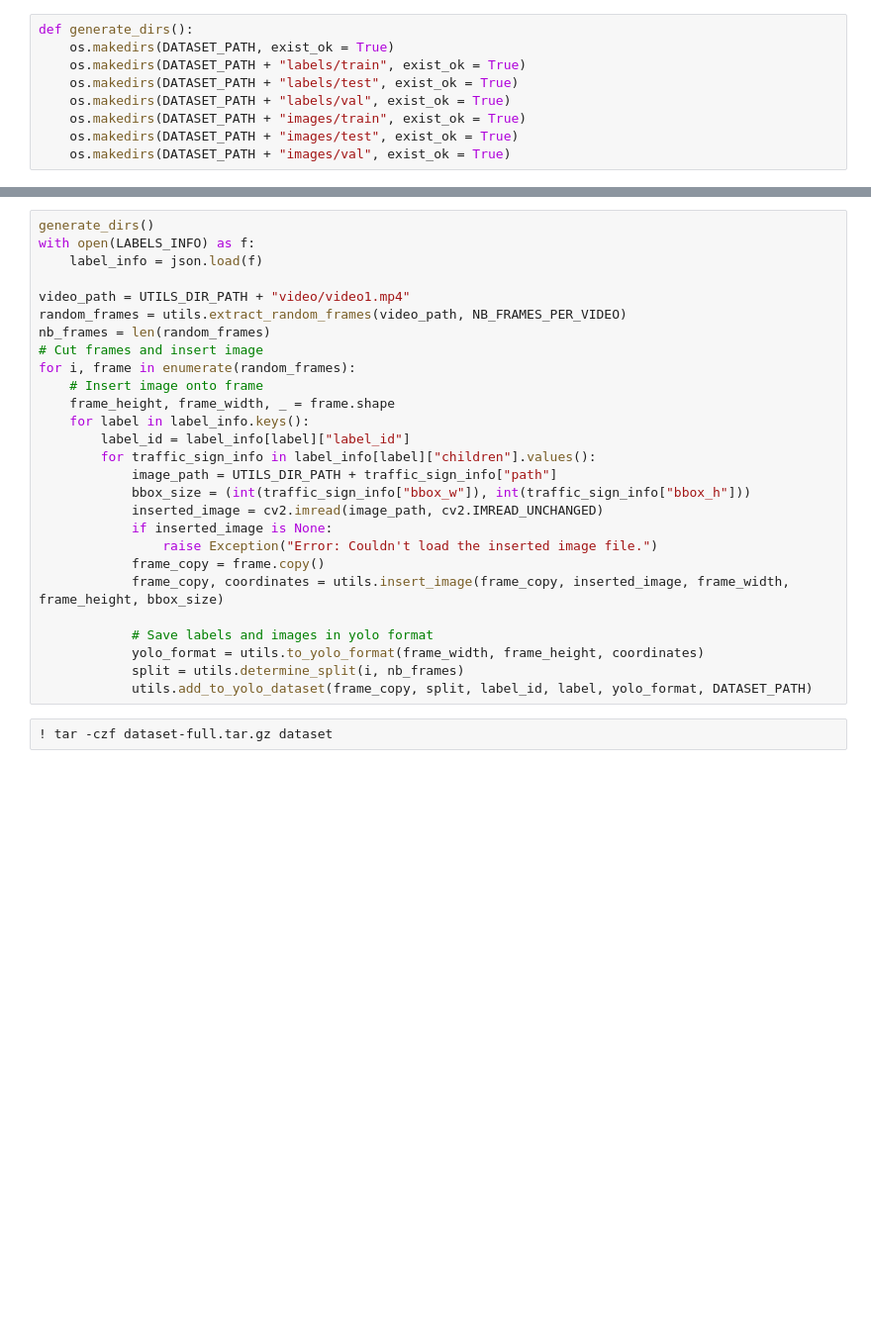
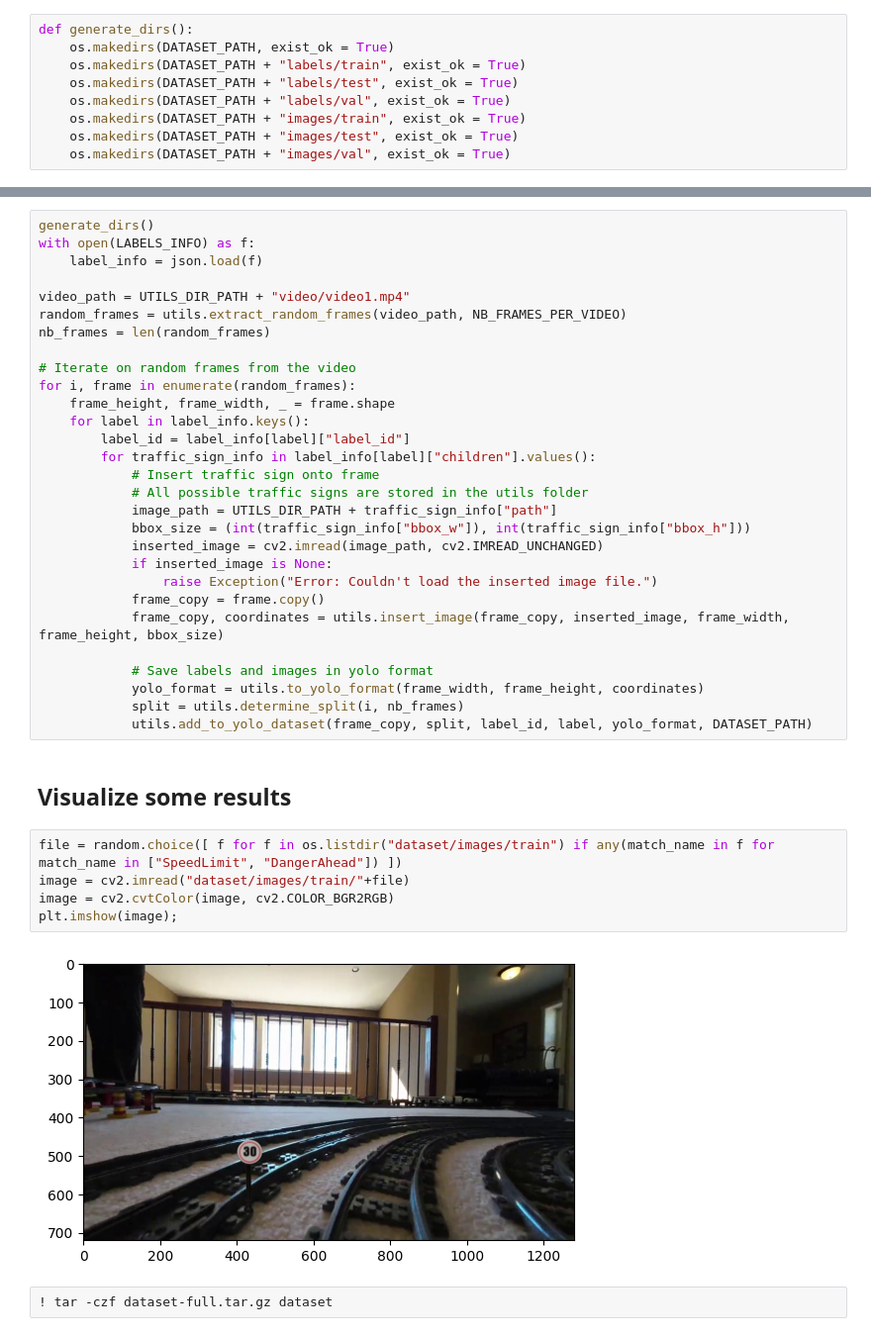
Before and after one commit to Demo-AI-Edge-Crazy-Train/workshop-model-training, a Jupyter notebook: synthetic-data.ipynb, the cells around one changed output, grey strips where cells are left out. Shown at 99% size. Cells and saved outputs as stored; diff of their text form; blank space fills up the shorter version.

```diff
--- a/synthetic-data.ipynb
+++ b/synthetic-data.ipynb
@@ -47,13 +68,15 @@ with open(LABELS_INFO) as f:
 video_path = UTILS_DIR_PATH + "video/video1.mp4"
 random_frames = utils.extract_random_frames(video_path, NB_FRAMES_PER_VIDEO)
 nb_frames = len(random_frames)
-# Cut frames and insert image
+
+# Iterate on random frames from the video
 for i, frame in enumerate(random_frames):
-    # Insert image onto frame
     frame_height, frame_width, _ = frame.shape
     for label in label_info.keys():
         label_id = label_info[label]["label_id"]
         for traffic_sign_info in label_info[label]["children"].values():
+            # Insert traffic sign onto frame
+            # All possible traffic signs are stored in the utils folder
             image_path = UTILS_DIR_PATH + traffic_sign_info["path"]
             bbox_size = (int(traffic_sign_info["bbox_w"]), int(traffic_sign_info["bbox_h"]))
             inserted_image = cv2.imread(image_path, cv2.IMREAD_UNCHANGED)
@@ -66,5 +89,14 @@ for i, frame in enumerate(random_frames):
             yolo_format = utils.to_yolo_format(frame_width, frame_height, coordinates)
             split = utils.determine_split(i, nb_frames)
             utils.add_to_yolo_dataset(frame_copy, split, label_id, label, yolo_format, DATASET_PATH)
+# %% [markdown]
+## Visualize some results
+# %%
+file = random.choice([ f for f in os.listdir("dataset/images/train") if any(match_name in f for match_name in ["SpeedLimit", "DangerAhead"]) ])
+image = cv2.imread("dataset/images/train/"+file)
+image = cv2.cvtColor(image, cv2.COLOR_BGR2RGB)
+plt.imshow(image);
+# %% [output]
+[figure, added]
 # %%
 ! tar -czf dataset-full.tar.gz dataset
```
Also changed, not shown: parts of 6 cells of this notebook, 4 other files.
